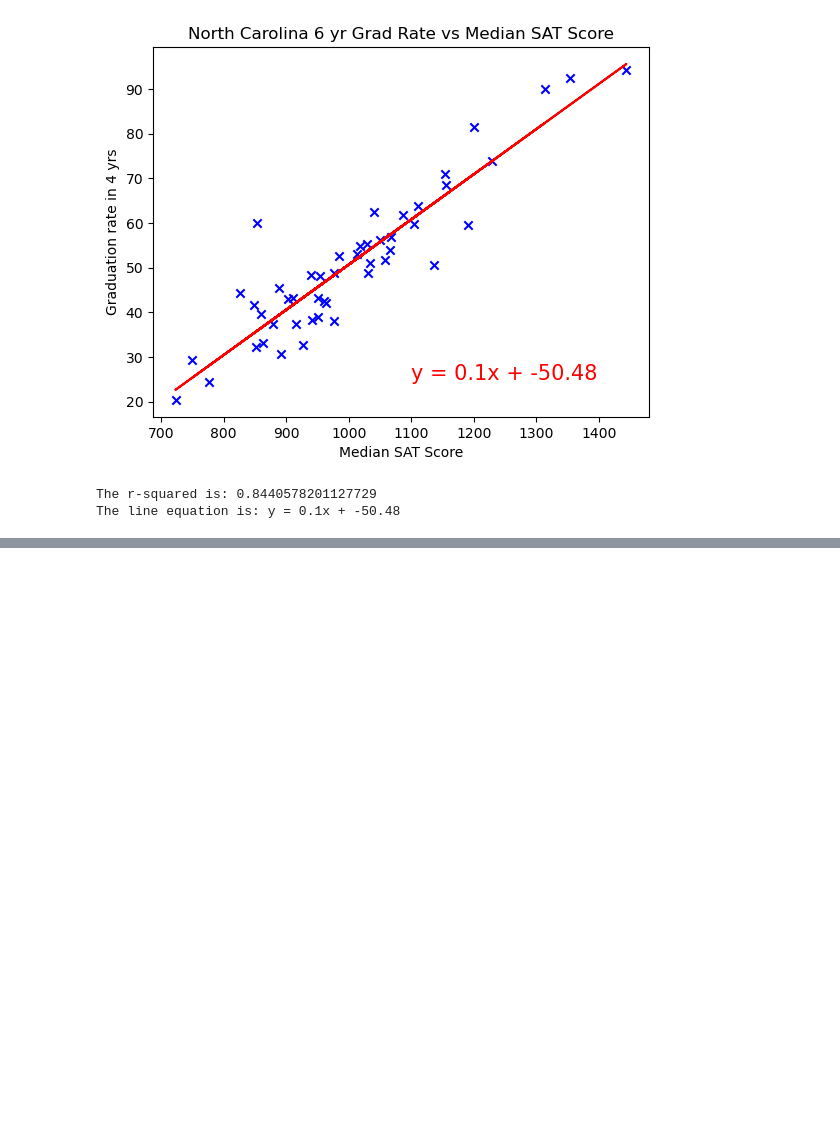
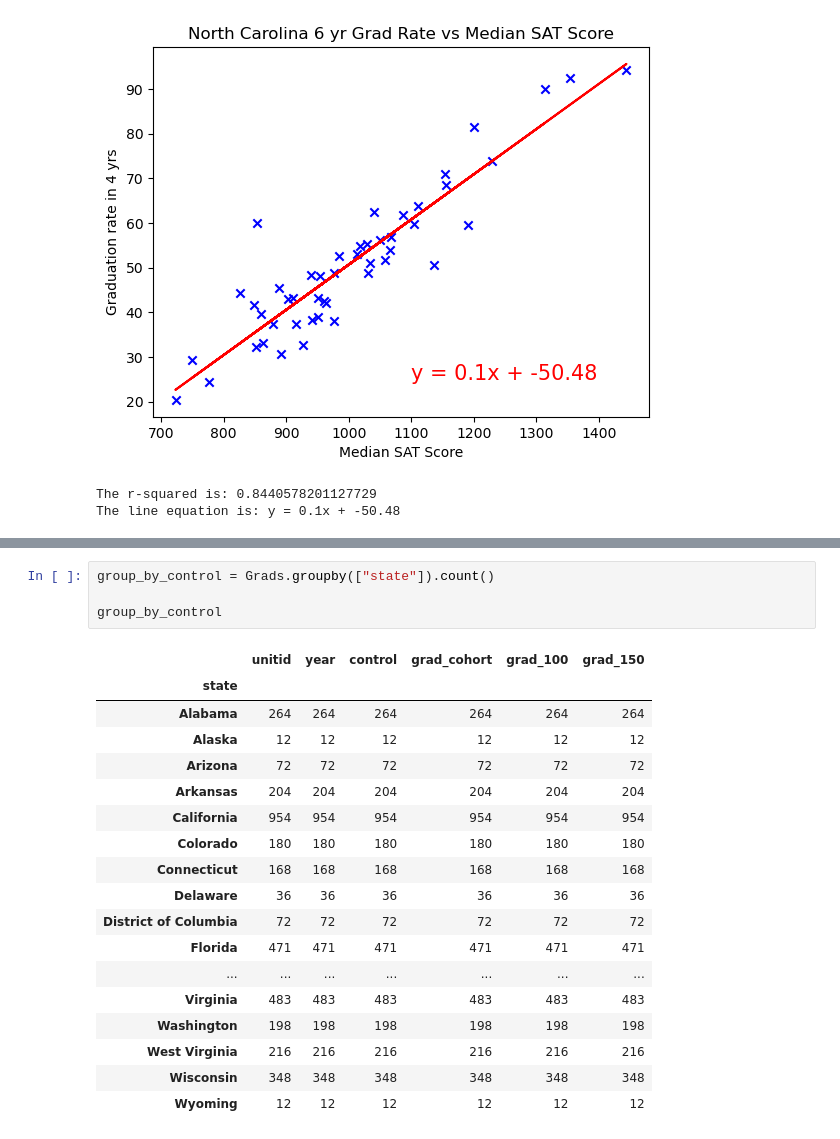
Before and after one commit to will5722/Trends-in-Education, a Jupyter notebook: project4.ipynb, the cells around one changed output, grey strips where cells are left out. Cells and saved outputs as stored; diff of their text form; blank space fills up the shorter version.

```diff
--- a/project4.ipynb
+++ b/project4.ipynb
@@ -860,0 +921,23 @@ The line equation is: y = 0.1x + -50.48
+# %%
+group_by_control = Grads.groupby(["state"]).count()
+
+group_by_control
+# %% [output]
+|  | unitid | year | control | grad_cohort | grad_100 | grad_150 |
+| state |  |  |  |  |  |  |
+| Alabama | 264 | 264 | 264 | 264 | 264 | 264 |
+| Alaska | 12 | 12 | 12 | 12 | 12 | 12 |
+| Arizona | 72 | 72 | 72 | 72 | 72 | 72 |
+| Arkansas | 204 | 204 | 204 | 204 | 204 | 204 |
+| California | 954 | 954 | 954 | 954 | 954 | 954 |
+| Colorado | 180 | 180 | 180 | 180 | 180 | 180 |
+| Connecticut | 168 | 168 | 168 | 168 | 168 | 168 |
+| Delaware | 36 | 36 | 36 | 36 | 36 | 36 |
+| District of Columbia | 72 | 72 | 72 | 72 | 72 | 72 |
+| Florida | 471 | 471 | 471 | 471 | 471 | 471 |
+| ... | ... | ... | ... | ... | ... | ... |
+| Virginia | 483 | 483 | 483 | 483 | 483 | 483 |
+| Washington | 198 | 198 | 198 | 198 | 198 | 198 |
+| West Virginia | 216 | 216 | 216 | 216 | 216 | 216 |
+| Wisconsin | 348 | 348 | 348 | 348 | 348 | 348 |
+| Wyoming | 12 | 12 | 12 | 12 | 12 | 12 |
```
Also changed, not shown: parts of 10 cells of this notebook, 1 other file.
